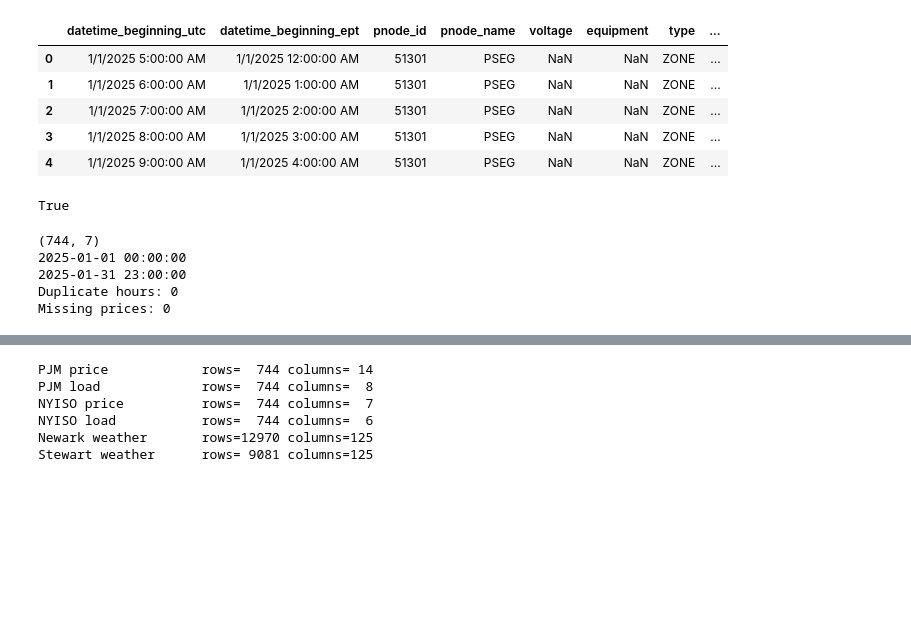
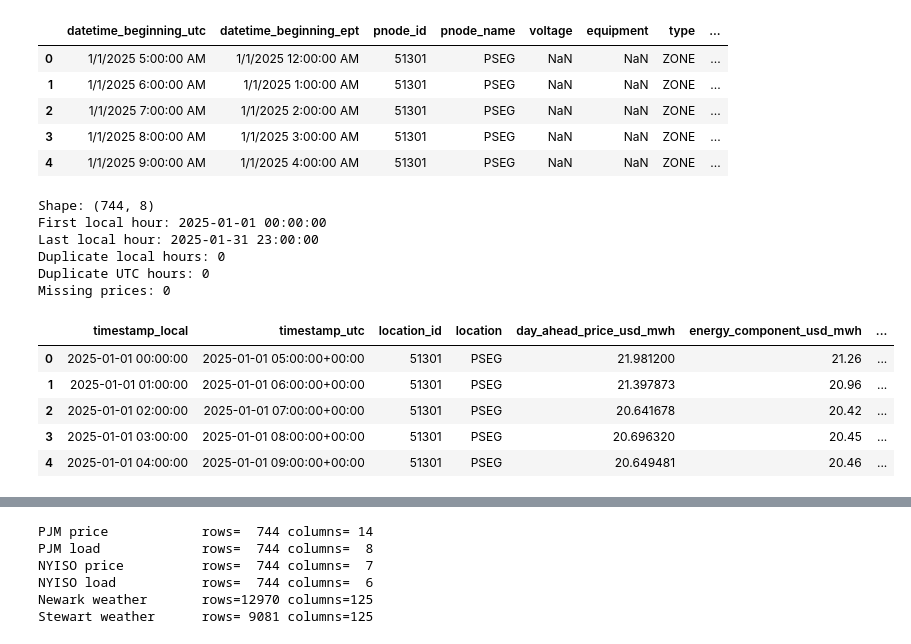
Before and after one commit to greerda/electricity-price-forecasting, a Jupyter notebook: notebooks/02_data_cleaning.ipynb, the cells around one changed output, grey strips where cells are left out. Saved outputs shown, nothing was run; the diff lists cells and outputs as text; code cells hidden in the pictures; blank space fills up the shorter version.

```diff
--- a/notebooks/02_data_cleaning.ipynb
+++ b/notebooks/02_data_cleaning.ipynb
@@ -118,13 +114,17 @@ pjm_price["timestamp_local"] = pd.to_datetime(
     pjm_price["datetime_beginning_ept"],
     format="%m/%d/%Y %I:%M:%S %p",
 )
-"pjm_price_raw" in globals()
+
+pjm_price["timestamp_utc"] = pd.to_datetime(
+    pjm_price["datetime_beginning_utc"],
+    format="%m/%d/%Y %I:%M:%S %p",
+    utc=True,
+)
-# %% [output]
-True
 # %%
 pjm_price = pjm_price[
     [
         "timestamp_local",
+        "timestamp_utc",
         "pnode_id",
         "pnode_name",
         "total_lmp_da",
@@ -142,18 +142,41 @@ pjm_price = pjm_price[
         "marginal_loss_price_da": "loss_component_usd_mwh",
     }
 )
+
+pjm_price = pjm_price.sort_values(
+    "timestamp_local"
+).reset_index(drop=True)
 # %%
-print(pjm_price.shape)
-print(pjm_price["timestamp_local"].min())
-print(pjm_price["timestamp_local"].max())
-print("Duplicate hours:", pjm_price["timestamp_local"].duplicated().sum())
-print("Missing prices:", pjm_price["day_ahead_price_usd_mwh"].isna().sum())
+print("Shape:", pjm_price.shape)
+print("First local hour:", pjm_price["timestamp_local"].min())
+print("Last local hour:", pjm_price["timestamp_local"].max())
+print(
+    "Duplicate local hours:",
+    pjm_price["timestamp_local"].duplicated().sum(),
+)
+print(
+    "Duplicate UTC hours:",
+    pjm_price["timestamp_utc"].duplicated().sum(),
+)
+print(
+    "Missing prices:",
+    pjm_price["day_ahead_price_usd_mwh"].isna().sum(),
+)
+
+pjm_price.head()
 # %% [output]
-(744, 7)
-2025-01-01 00:00:00
-2025-01-31 23:00:00
-Duplicate hours: 0
+Shape: (744, 8)
+First local hour: 2025-01-01 00:00:00
+Last local hour: 2025-01-31 23:00:00
+Duplicate local hours: 0
+Duplicate UTC hours: 0
 Missing prices: 0
+|  | timestamp_local | timestamp_utc | location_id | location | day_ahead_price_usd_mwh | energy_component_usd_mwh | ... |
+| 0 | 2025-01-01 00:00:00 | 2025-01-01 05:00:00+00:00 | 51301 | PSEG | 21.981200 | 21.26 | ... |
+| 1 | 2025-01-01 01:00:00 | 2025-01-01 06:00:00+00:00 | 51301 | PSEG | 21.397873 | 20.96 | ... |
+| 2 | 2025-01-01 02:00:00 | 2025-01-01 07:00:00+00:00 | 51301 | PSEG | 20.641678 | 20.42 | ... |
+| 3 | 2025-01-01 03:00:00 | 2025-01-01 08:00:00+00:00 | 51301 | PSEG | 20.696320 | 20.45 | ... |
+| 4 | 2025-01-01 04:00:00 | 2025-01-01 09:00:00+00:00 | 51301 | PSEG | 20.649481 | 20.46 | ... |
 # %%
 pjm_load = pjm_load_raw.copy()
 
```
Also changed, not shown: parts of 17 cells of this notebook, 1 other file.
